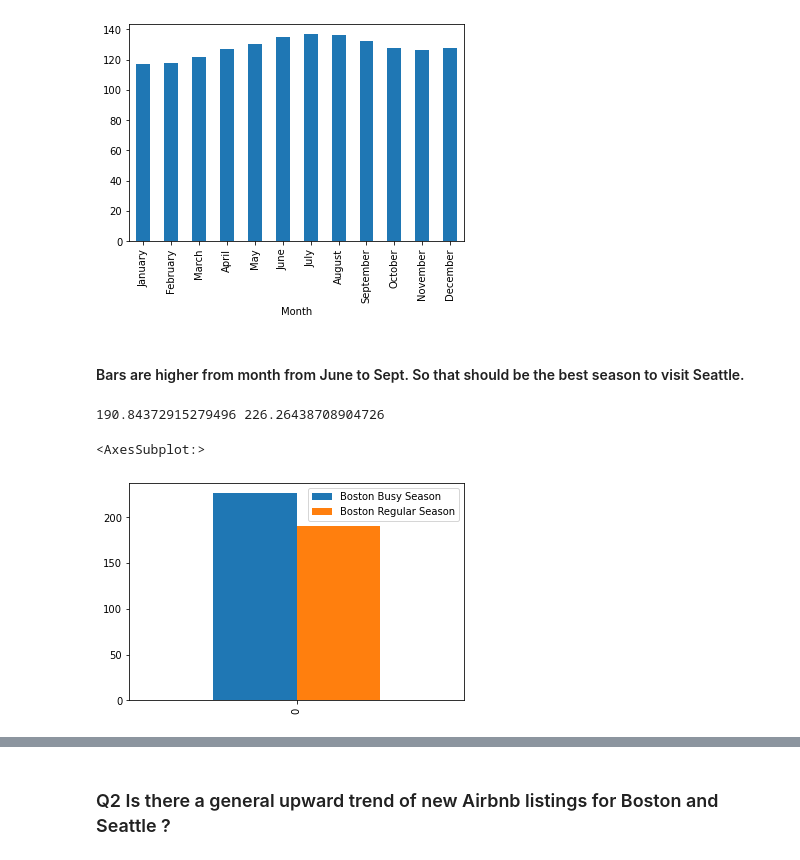
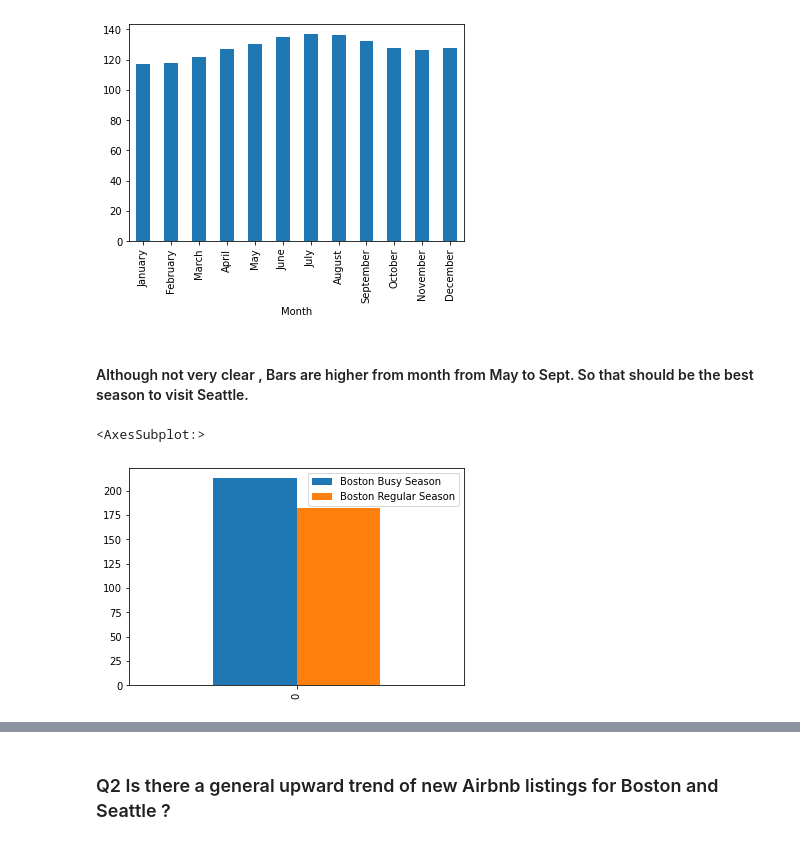
Before and after one commit to Vin-Wal/Air-Bnb, a Jupyter notebook: New-Boston-Seattle.ipynb, the cells around one changed output, grey strips where cells are left out. Saved outputs shown, nothing was run; the diff lists cells and outputs as text; code cells hidden in the pictures.

```diff
--- a/New-Boston-Seattle.ipynb
+++ b/New-Boston-Seattle.ipynb
@@ -367,16 +391,21 @@ Seattle_Calender.groupby(['Month'],sort = False)['price'].mean().plot(kind = 'ba
 <AxesSubplot:xlabel='Month'>
 [figure]
 # %% [markdown]
-#### Bars are higher from month from June to Sept. So that should be the best season to visit Seattle.
+
+#### Although not very clear , Bars are higher from month from May to Sept. So that should be the best season to visit Seattle.
 # %%
-Boston_Avg_Price = df['Boston'].mean()
-Boston_Max_Price = df['Boston'].max()
-print(Boston_Avg_Price,Boston_Max_Price)
 
-Boston_Season_Diff = pd.DataFrame({'Boston Busy Season':[Boston_Max_Price],'Boston Regular Season':[Boston_Avg_Price]})
+Boston_Calender_Busy = Boston_Calender[Boston_Calender['Month'].isin(['September','October','November' ])]
+Boston_Busy_Price = Boston_Calender_Busy['price'].mean()
+
+Boston_Calender_Regular = Boston_Calender[Boston_Calender['Month'].isin(['January', 'February', 'March', 'April', 'May', 'June', 'July',
+                          'August', 'December'])]
+Boston_Regular_price = Boston_Calender_Regular['price'].mean()
+
+
+Boston_Season_Diff = pd.DataFrame({'Boston Busy Season':[Boston_Busy_Price],'Boston Regular Season':[Boston_Regular_price]})
 Boston_Season_Diff.plot(kind = 'bar')
 # %% [output]
-190.84372915279496 226.26438708904726
+<AxesSubplot:>
-<AxesSubplot:>
-[figure, old version]
+[figure, new version]
 # %% [markdown]
```
Also changed, not shown: parts of 55 cells of this notebook.
